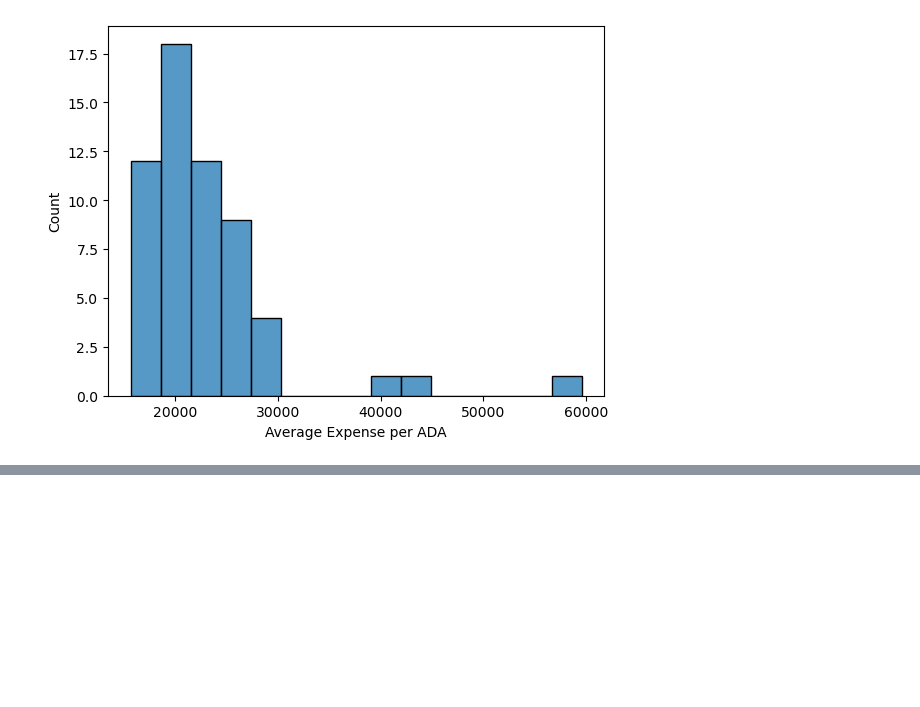
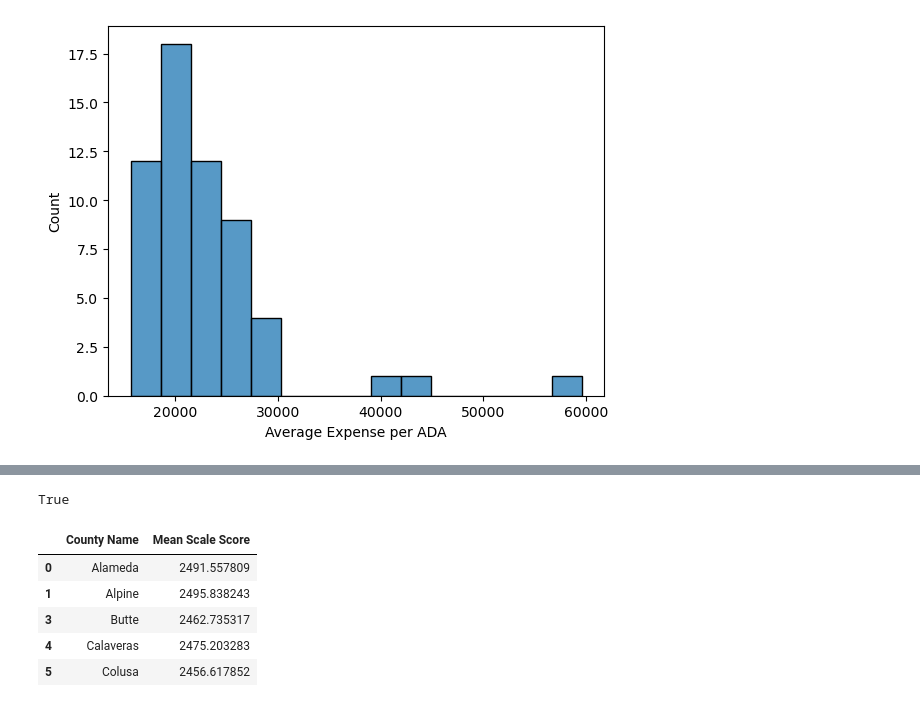
Before and after one commit to lawrencewang1/DavisHacks2025, a Jupyter notebook: data/visualization.ipynb, the cells around one changed output, grey strips where cells are left out. Drawn from its saved outputs; the diff is of its cells as text; code cells hidden in the pictures; blank space fills up the shorter version.

```diff
--- a/data/visualization.ipynb
+++ b/data/visualization.ipynb
@@ -75,0 +111,14 @@ plt.xlabel('Average Expense per ADA');
+# %%
+len(testing_data_short) == len(county_info_short)
+# %% [output]
+True
+# %%
+combined_testing_data = county_info_short.merge(testing_data_short, left_index=True, right_index=True)
+combined_testing_data.head()
+# %% [output]
+|  | County Name | Mean Scale Score |
+| 0 | Alameda | 2491.557809 |
+| 1 | Alpine | 2495.838243 |
+| 3 | Butte | 2462.735317 |
+| 4 | Calaveras | 2475.203283 |
+| 5 | Colusa | 2456.617852 |
```
Also changed, not shown: parts of 7 cells of this notebook.
